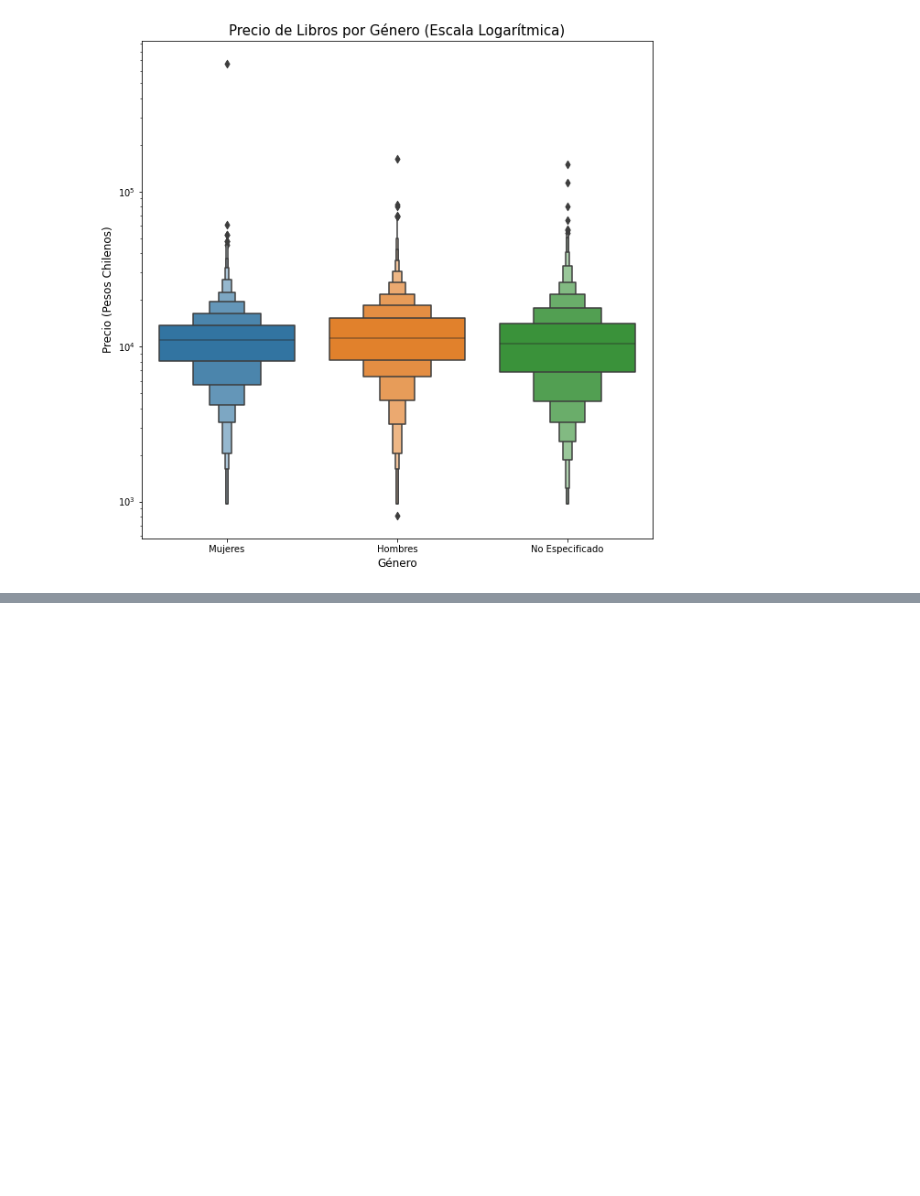
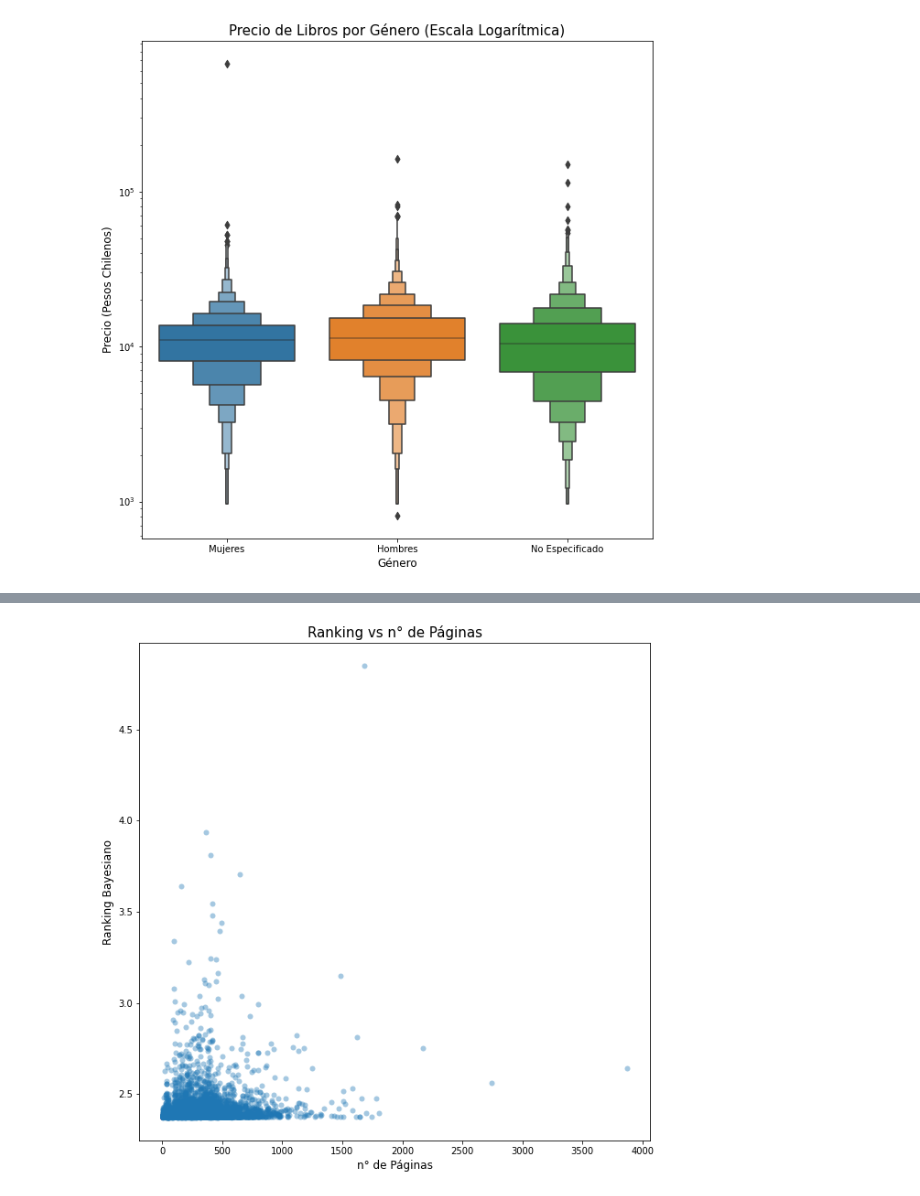
Before and after one commit to CrisLeaf/books_dashboard, a Jupyter notebook: data_exploration.ipynb, the cells around one changed output, grey strips where cells are left out. Saved outputs shown, nothing was run; the diff lists cells and outputs as text; code cells hidden in the pictures; blank space fills up the shorter version.

```diff
--- a/data_exploration.ipynb
+++ b/data_exploration.ipynb
@@ -505,0 +611,12 @@ plt.show()
+# %%
+fig = plt.subplots(figsize=(10, 10))
+sns.scatterplot(x="book_pages", y="bayesian_rating", data=df[df["book_pages"] > 0],
+				linewidth=0, alpha=0.4)
+plt.title("Ranking vs n° de Páginas", fontsize=15)
+plt.xlabel("n° de Páginas", fontsize=12)
+plt.ylabel("Ranking Bayesiano", fontsize=12)
+plt.savefig("plots/ranking_vs_pages.png", bbox_inches="tight",
+			facecolor="#e3e3e3", pad_inches=0.3, transparent=False)
+plt.show()
+# %% [output]
+[figure, added]
```
Also changed, not shown: parts of 20 cells of this notebook, 10 other files.
